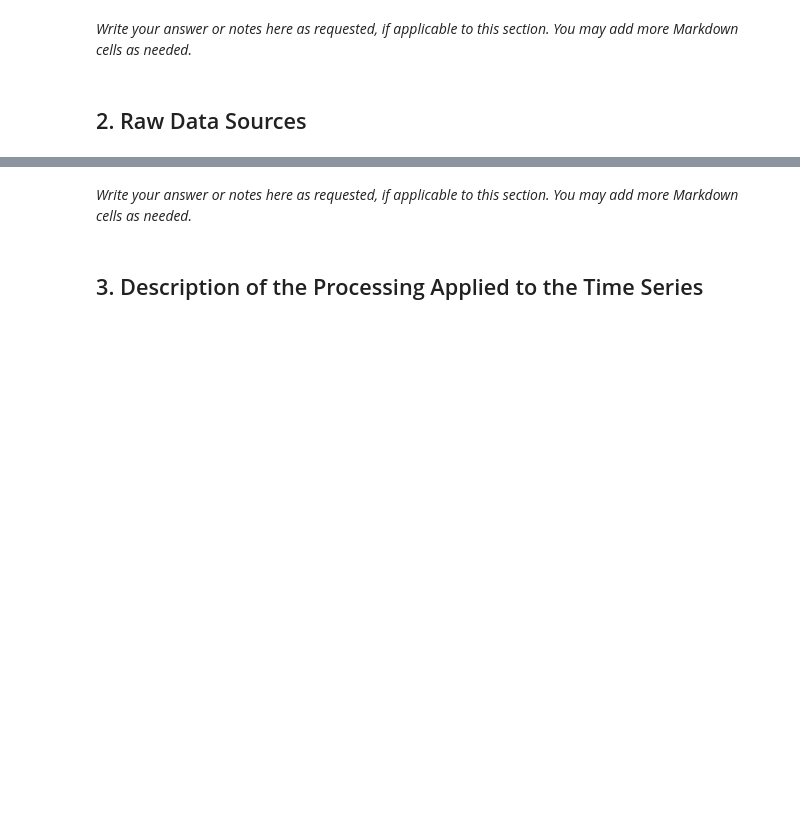
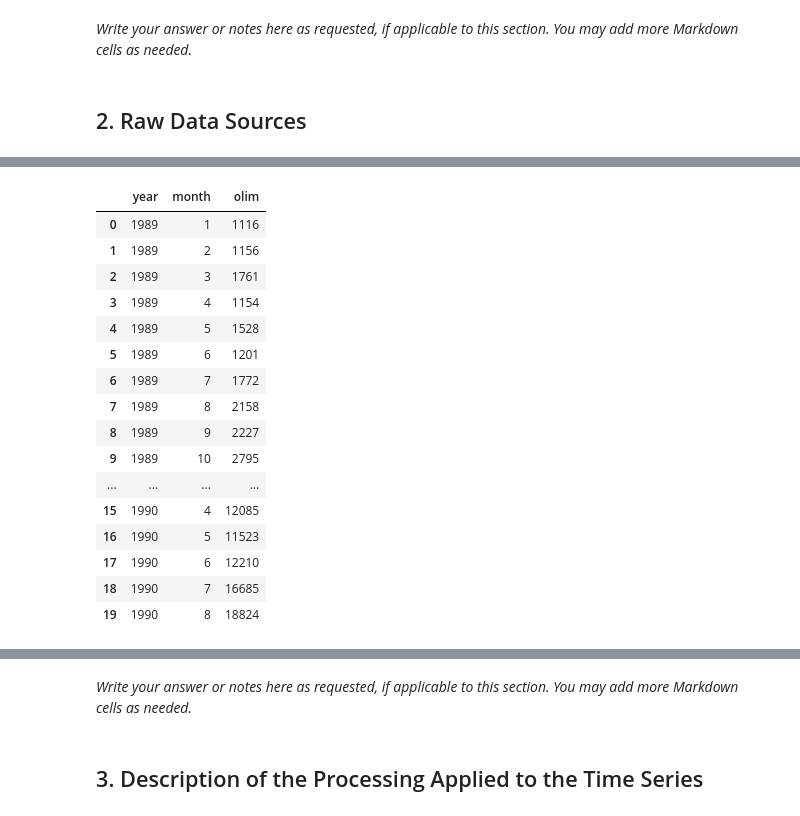
Before and after one commit to davidlvt6992/Time-Series-Analysis, a Jupyter notebook: notebooks/eng_template_project1_id1_id2.ipynb, the cells around one changed output, grey strips where cells are left out. Saved outputs shown, nothing was run; the diff lists cells and outputs as text; code cells hidden in the pictures; blank space fills up the shorter version.

```diff
--- a/notebooks/eng_template_project1_id1_id2.ipynb
+++ b/notebooks/eng_template_project1_id1_id2.ipynb
@@ -16,0 +56,20 @@ Time Series and Forecasting
+# %%
+raw_df1.head(n=20)
+# %% [output]
+|  | year | month | olim |
+| 0 | 1989 | 1 | 1116 |
+| 1 | 1989 | 2 | 1156 |
+| 2 | 1989 | 3 | 1761 |
+| 3 | 1989 | 4 | 1154 |
+| 4 | 1989 | 5 | 1528 |
+| 5 | 1989 | 6 | 1201 |
+| 6 | 1989 | 7 | 1772 |
+| 7 | 1989 | 8 | 2158 |
+| 8 | 1989 | 9 | 2227 |
+| 9 | 1989 | 10 | 2795 |
+| ... | ... | ... | ... |
+| 15 | 1990 | 4 | 12085 |
+| 16 | 1990 | 5 | 11523 |
+| 17 | 1990 | 6 | 12210 |
+| 18 | 1990 | 7 | 16685 |
+| 19 | 1990 | 8 | 18824 |
```
Also changed, not shown: parts of 11 cells of this notebook, 2 other files.
